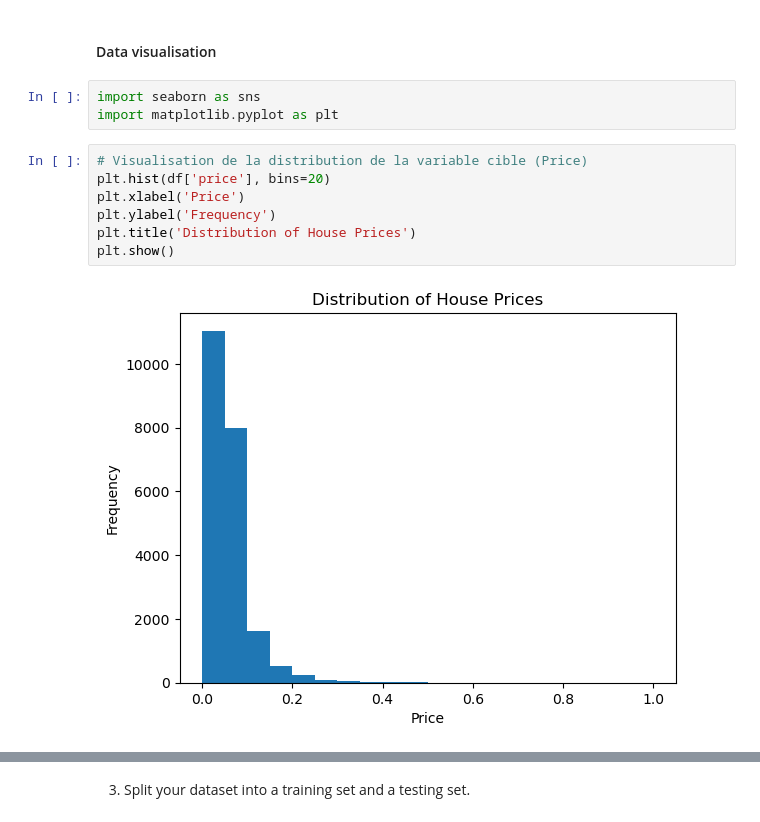
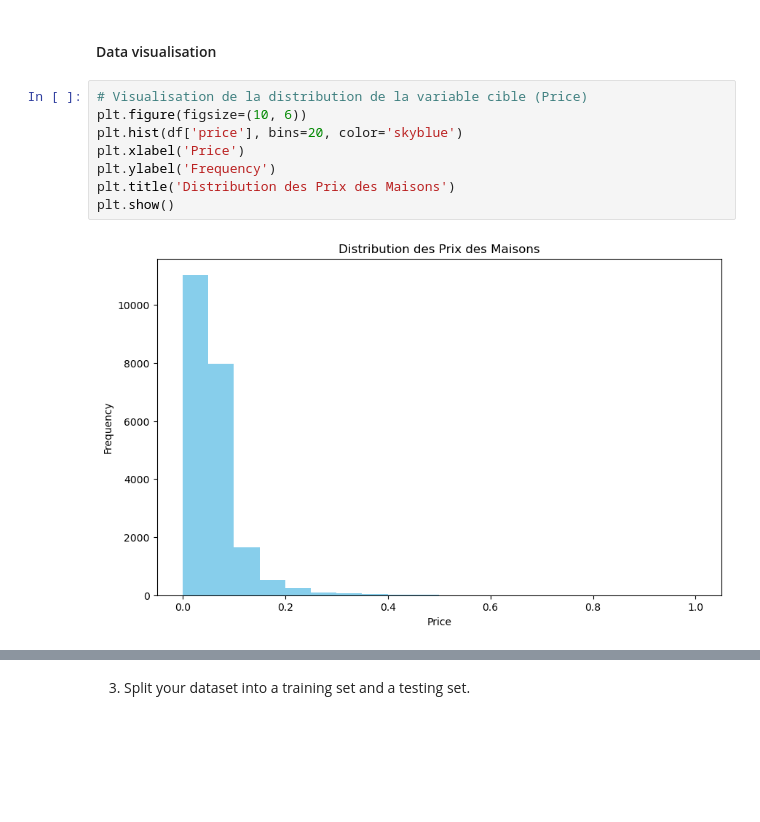
Before and after one commit to fatimaBenazzou/formation-Ai, a Jupyter notebook: Checkpoint3.ipynb, the cells around one changed output, grey strips where cells are left out. Cells and saved outputs as stored; diff of their text form; blank space fills up the shorter version.

```diff
--- a/Checkpoint3.ipynb
+++ b/Checkpoint3.ipynb
@@ -120,15 +115,13 @@ print(df.head())
 [5 rows x 21 columns]
 # %% [markdown]
 #### Data visualisation
-# %%
-import seaborn as sns
-import matplotlib.pyplot as plt
 # %%
 # Visualisation de la distribution de la variable cible (Price)
-plt.hist(df['price'], bins=20)
+plt.figure(figsize=(10, 6))
+plt.hist(df['price'], bins=20, color='skyblue')
 plt.xlabel('Price')
 plt.ylabel('Frequency')
-plt.title('Distribution of House Prices')
+plt.title('Distribution des Prix des Maisons')
 plt.show()
 # %% [output]
-[figure, old version]
+[figure, new version]
```
Also changed, not shown: parts of 28 cells of this notebook.
